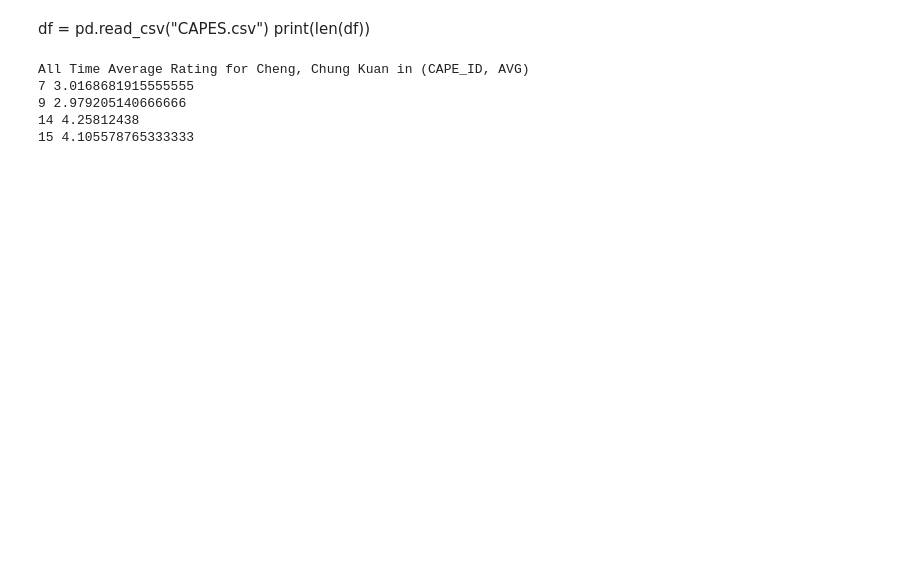
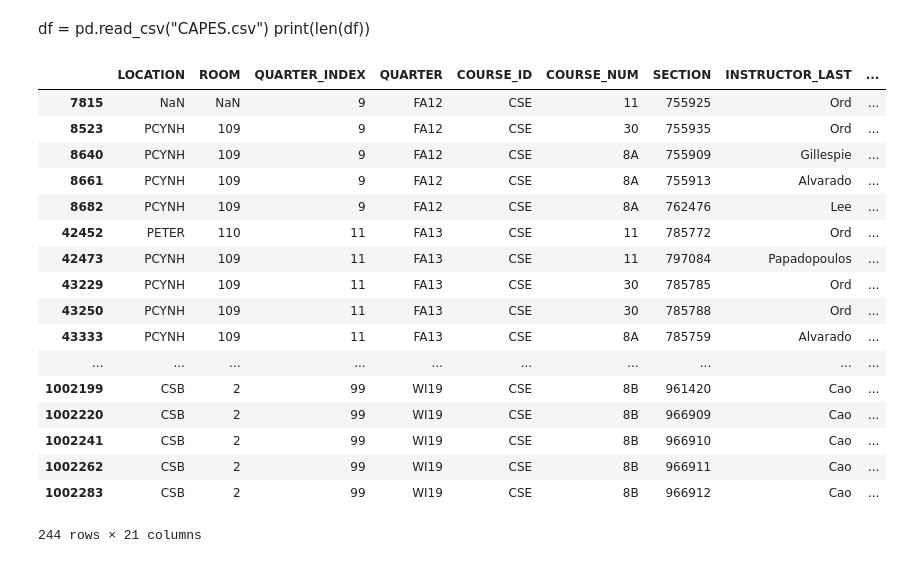
Before and after one commit to Steezy120/Magic-Classroom, a Jupyter notebook: ClassExtractor.ipynb, the cells around one changed output. Cells and saved outputs as stored; diff of their text form; code cells hidden in the pictures; blank space fills up the shorter version.

Commit message:
Added Datasets, Updating Transposer
Update transposer to fix duplicates, and allow searching with not only name
added new datasets

```diff
--- a/ClassExtractor.ipynb
+++ b/ClassExtractor.ipynb
@@ -11,14 +11,14 @@ ROOM = None
 QUARTER_INDEX = None          # A number, refer to the file or dataframe
 QUARTER = None                # e.g. "FA13"/"WI19"/"SP15"
 COURSE_ID = "CSE"             # e.g. "COGS", "BILD"
-COURSE_NUM = ["140"]  # Must be a list of string (double quoted or single quoted)! e.g. ["100", "20A", "120A"]
+COURSE_NUM = ["8B","8A","30","11"]  # Must be a list of string (double quoted or single quoted)! e.g. ["100", "20A", "120A"]
 SECTION = None               # Must be a string! e.g "767325"
-INSTRUCTOR_FIRST = "Chung Kuan"    # instructor's first name
-INSTRUCTOR_LAST = "Cheng"     # instructor's last name
+INSTRUCTOR_FIRST = None    # instructor's first name
+INSTRUCTOR_LAST = None     # instructor's last name
 LOWEST_SIZE = None            # Include only sections that have student number >= this variable
 LOWEST_RESPONSE = None        # Include only Capes Questions that have number of response >= this variable
-CAPES = [7, 9, 14, 15]        # Must be a list of integer! Include only Capes question with an ID that is in the list. From 5 to 27, plus 51
-FILENAME = "CAPE_Chung Kuan Cheng.csv"    # name of output file
+CAPES = [5,6,7,8,9,10,17,27,26]        # Must be a list of integer! Include only Capes question with an ID that is in the list. From 5 to 27, plus 51
+FILENAME = "CSE_CAPES.csv"    # name of output file
 # %% [markdown]
 df = pd.read_csv("CAPES.csv")
 print(len(df))
@@ -106,29 +126,44 @@ def transpose(output):
     return df
 # %%
 # Calling Function and Write Data
-output = ClassExtractor(LOCATION, ROOM, QUARTER, COURSE_ID, COURSE_NUM, SECTION, INSTRUCTOR_LAST,
+original = ClassExtractor(LOCATION, ROOM, QUARTER, COURSE_ID, COURSE_NUM, SECTION, INSTRUCTOR_LAST,
                    INSTRUCTOR_FIRST, LOWEST_SIZE, LOWEST_RESPONSE, CAPES)
-output = transpose(output)
-filename = "CAPE_" + (INSTRUCTOR_FIRST or "") + " " + (INSTRUCTOR_LAST or "") + ".csv"
+output = transpose(original)
+# filename = "CAPE_" + (INSTRUCTOR_FIRST or "") + " " + (INSTRUCTOR_LAST or "") + ".csv"
 
-if not output.empty:
-    output.to_csv(FILENAME or ("CAPE_" + (INSTRUCTOR_FIRST or "") + " " + (INSTRUCTOR_LAST or "") + ".csv"))
+# if not output.empty:
+#     output.to_csv(FILENAME or ("CAPE_" + (INSTRUCTOR_FIRST or "") + " " + (INSTRUCTOR_LAST or "") + ".csv"))
 
-if None in (INSTRUCTOR_FIRST, INSTRUCTOR_LAST):
-    INSTRUCTOR_FIRST = output["INSTRUCTOR_FIRST"].iloc[0]
-    INSTRUCTOR_LAST = output["INSTRUCTOR_LAST"].iloc[0]
+# if None in (INSTRUCTOR_FIRST, INSTRUCTOR_LAST):
+#     INSTRUCTOR_FIRST = output["INSTRUCTOR_FIRST"].iloc[0]
+#     INSTRUCTOR_LAST = output["INSTRUCTOR_LAST"].iloc[0]
 
-if CAPES is None:
-    CAPES = list(range(5, 28))
-    CAPES.append(51)
+# if CAPES is None:
+#     CAPES = list(range(5, 28))
+#     CAPES.append(51)
 
-AlltimeAvg(INSTRUCTOR_FIRST, INSTRUCTOR_LAST, CAPES)
+# AlltimeAvg(INSTRUCTOR_FIRST, INSTRUCTOR_LAST, CAPES)
 # An summary of overall capes rating of this professor will be display below after running this cell
-# %% [output]
-All Time Average Rating for Cheng, Chung Kuan in (CAPE_ID, AVG)
-7 3.0168681915555555
-9 2.979205140666666
-14 4.25812438
-15 4.105578765333333
+# %%
+output
+# %% [output]
+|  | LOCATION | ROOM | QUARTER_INDEX | QUARTER | COURSE_ID | COURSE_NUM | SECTION | INSTRUCTOR_LAST | ... |
+| 7815 | NaN | NaN | 9 | FA12 | CSE | 11 | 755925 | Ord | ... |
+| 8523 | PCYNH | 109 | 9 | FA12 | CSE | 30 | 755935 | Ord | ... |
+| 8640 | PCYNH | 109 | 9 | FA12 | CSE | 8A | 755909 | Gillespie | ... |
+| 8661 | PCYNH | 109 | 9 | FA12 | CSE | 8A | 755913 | Alvarado | ... |
+| 8682 | PCYNH | 109 | 9 | FA12 | CSE | 8A | 762476 | Lee | ... |
+| 42452 | PETER | 110 | 11 | FA13 | CSE | 11 | 785772 | Ord | ... |
+| 42473 | PCYNH | 109 | 11 | FA13 | CSE | 11 | 797084 | Papadopoulos | ... |
+| 43229 | PCYNH | 109 | 11 | FA13 | CSE | 30 | 785785 | Ord | ... |
+| 43250 | PCYNH | 109 | 11 | FA13 | CSE | 30 | 785788 | Ord | ... |
+| 43333 | PCYNH | 109 | 11 | FA13 | CSE | 8A | 785759 | Alvarado | ... |
+| ... | ... | ... | ... | ... | ... | ... | ... | ... | ... |
+| 1002199 | CSB | 2 | 99 | WI19 | CSE | 8B | 961420 | Cao | ... |
+| 1002220 | CSB | 2 | 99 | WI19 | CSE | 8B | 966909 | Cao | ... |
+| 1002241 | CSB | 2 | 99 | WI19 | CSE | 8B | 966910 | Cao | ... |
+| 1002262 | CSB | 2 | 99 | WI19 | CSE | 8B | 966911 | Cao | ... |
+| 1002283 | CSB | 2 | 99 | WI19 | CSE | 8B | 966912 | Cao | ... |
+244 rows × 21 columns
 # %%
 # %% [output]
```
Also changed, not shown: parts of 2 cells of this notebook, 3 other files.
